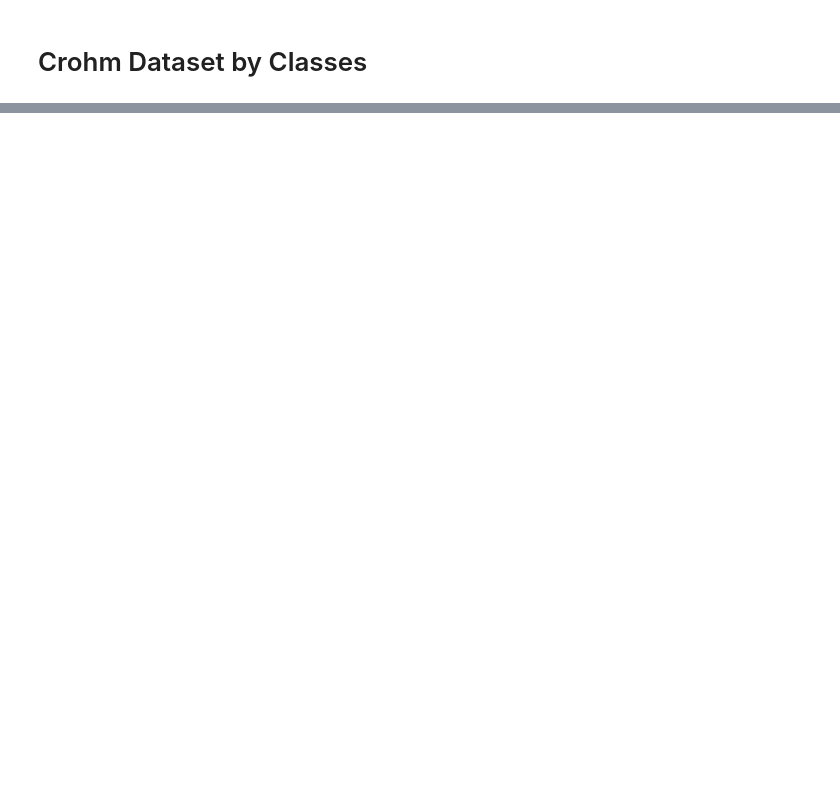
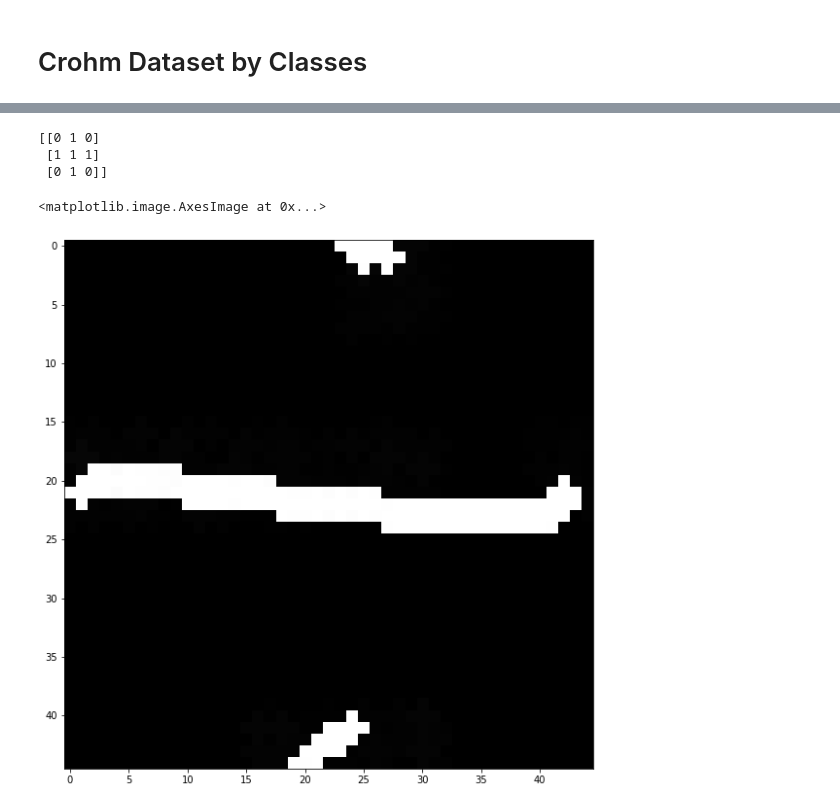
Before and after one commit to shubham-shinde/optical_character_recognition, a Jupyter notebook: notebooks/Train-Eval Data Augmentation.ipynb, the cells around one changed output, grey strips where cells are left out. Cells and saved outputs as stored; diff of their text form; code cells hidden in the pictures; blank space fills up the shorter version.

```diff
--- a/notebooks/Train-Eval Data Augmentation.ipynb
+++ b/notebooks/Train-Eval Data Augmentation.ipynb
@@ -204 +256,17 @@ crohm_dataset = ImageDataset(root=crohme_dataset_path, transform=crohm_dataset_t
+# %%
+class Dilation(ImageOnlyTransform):
+    def apply(self, img, **params):
+        kernel = cv2.getStructuringElement(cv2.MORPH_ELLIPSE, tuple(np.random.randint(3, 4, 2)))
+        print(kernel)
+        img = cv2.dilate(img, kernel, iterations=1)
+        return img
+img = crohm_dataset[0][2]
+img = 255 - img
+plt.imshow(Dilation(p=1)(image=img)['image'])
+# %% [output]
+[[0 1 0]
+ [1 1 1]
+ [0 1 0]]
+<matplotlib.image.AxesImage at 0x...>
+[figure, added]
 # %%
```
Also changed, not shown: parts of 13 cells of this notebook, 2 other files.
